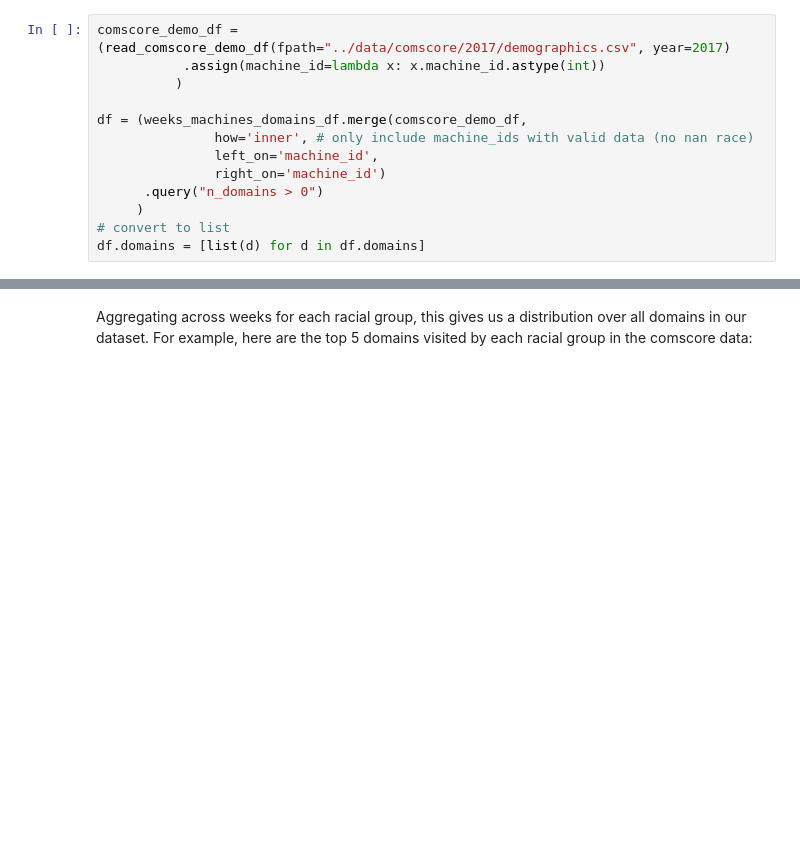
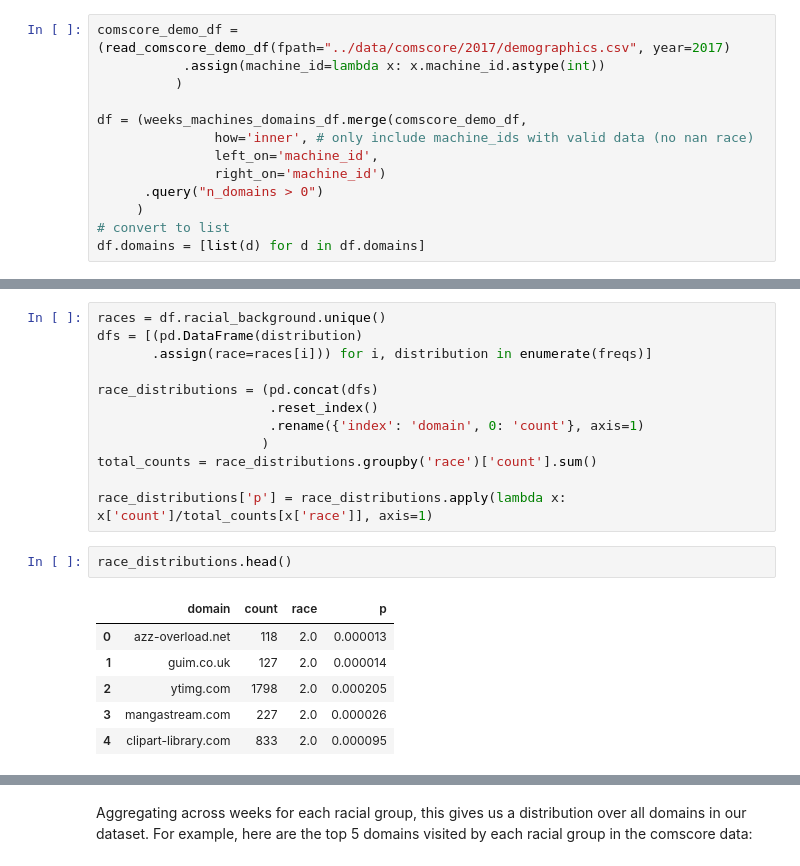
Before and after one commit to aberke/floc-analysis, a Jupyter notebook: notebooks/sensitivity-by-race-by-domain-visit-frequency.ipynb, the cells around one changed output, grey strips where cells are left out. Cells and saved outputs as stored; diff of their text form; blank space fills up the shorter version.

Commit message:
small code cleanups and showing output
- cleaned up code that produces race_distributions and all_distribution dfs
- ran to show output

```diff
--- a/notebooks/sensitivity-by-race-by-domain-visit-frequency.ipynb
+++ b/notebooks/sensitivity-by-race-by-domain-visit-frequency.ipynb
@@ -116,0 +107,21 @@ all_distribution = (race_distributions
+# %%
+races = df.racial_background.unique()
+dfs = [(pd.DataFrame(distribution)
+       .assign(race=races[i])) for i, distribution in enumerate(freqs)]
+
+race_distributions = (pd.concat(dfs)
+                      .reset_index()
+                      .rename({'index': 'domain', 0: 'count'}, axis=1)
+                     )
+total_counts = race_distributions.groupby('race')['count'].sum()
+
+race_distributions['p'] = race_distributions.apply(lambda x: x['count']/total_counts[x['race']], axis=1)
+# %%
+race_distributions.head()
+# %% [output]
+|  | domain | count | race | p |
+| 0 | azz-overload.net | 118 | 2.0 | 0.000013 |
+| 1 | guim.co.uk | 127 | 2.0 | 0.000014 |
+| 2 | ytimg.com | 1798 | 2.0 | 0.000205 |
+| 3 | mangastream.com | 227 | 2.0 | 0.000026 |
+| 4 | clipart-library.com | 833 | 2.0 | 0.000095 |
```
Also changed, not shown: parts of 12 cells of this notebook.
